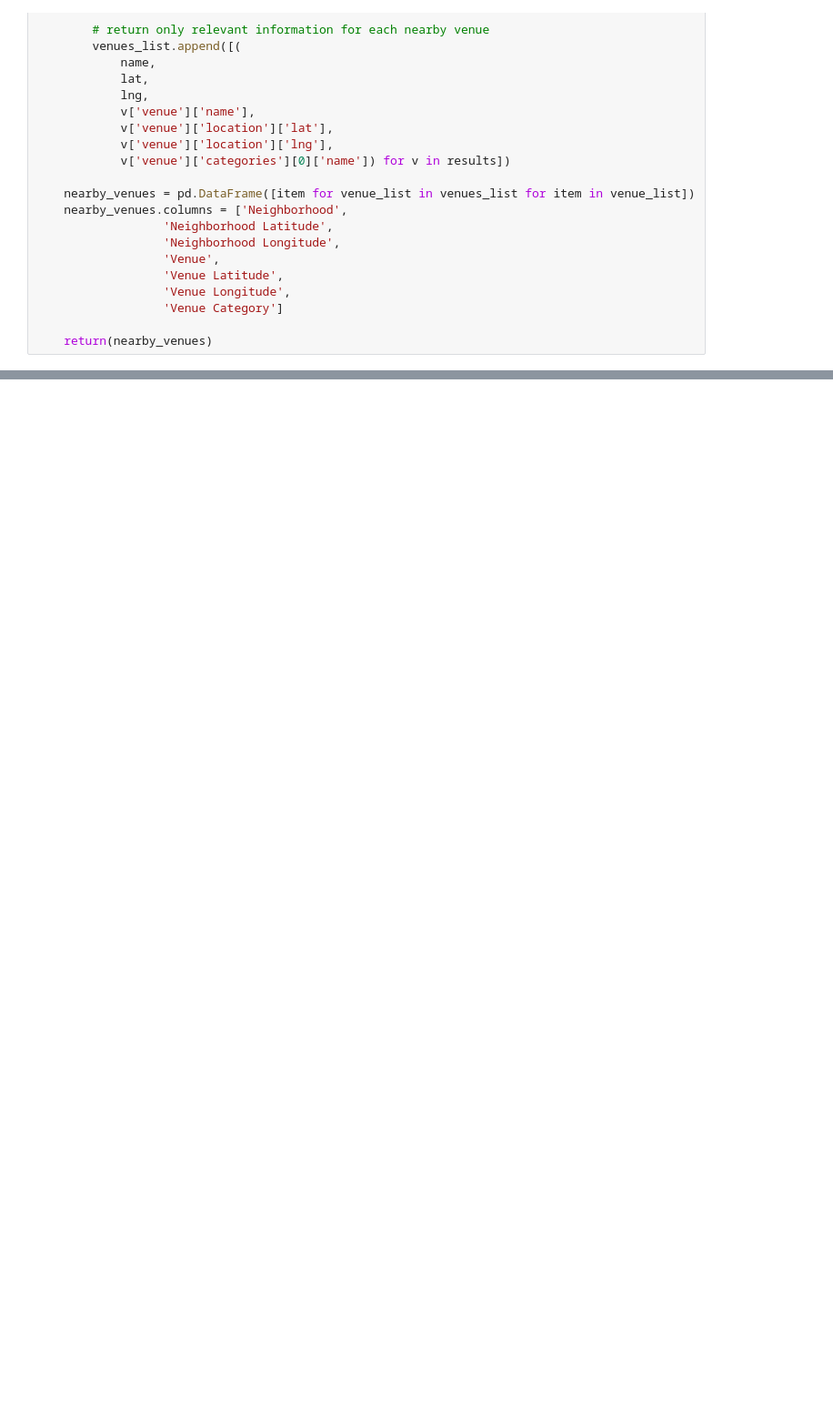
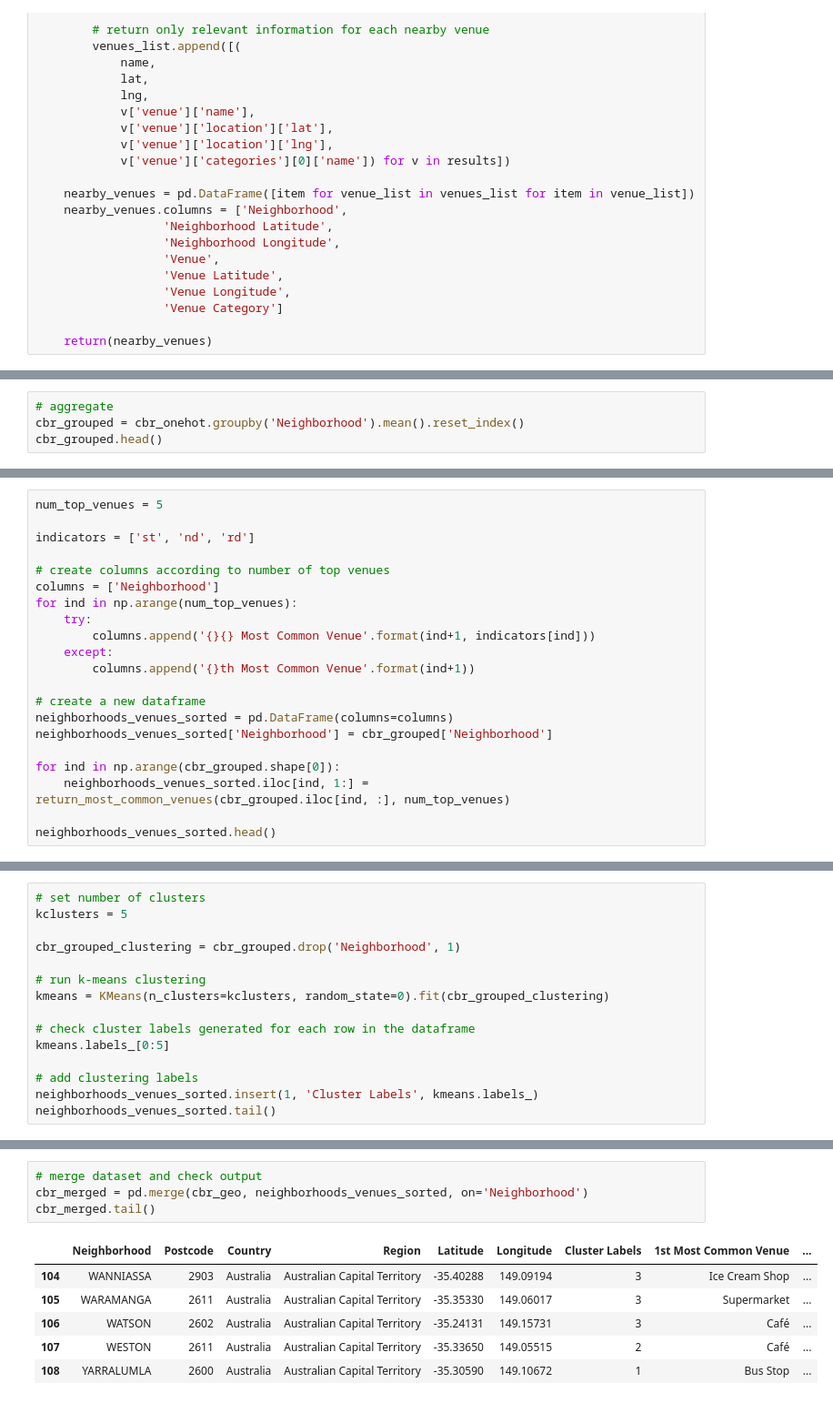
Before and after one commit to nicjlambert/cbr-crime, a Jupyter notebook: cbr-crime.ipynb, the cells around one changed output, grey strips where cells are left out. Shown: that part at 91% size. Saved outputs shown, nothing was run; the diff lists cells and outputs as text; blank space fills up the shorter version.

```diff
--- a/cbr-crime.ipynb
+++ b/cbr-crime.ipynb
@@ -129,0 +225,4 @@ cbr_venues = getNearbyVenues(names=cbr_geo['Neighborhood'],
+# %%
+# aggregate
+cbr_grouped = cbr_onehot.groupby('Neighborhood').mean().reset_index()
+cbr_grouped.head()
@@ -129,0 +275,21 @@ cbr_venues = getNearbyVenues(names=cbr_geo['Neighborhood'],
+# %%
+num_top_venues = 5
+
+indicators = ['st', 'nd', 'rd']
+
+# create columns according to number of top venues
+columns = ['Neighborhood']
+for ind in np.arange(num_top_venues):
+    try:
+        columns.append('{}{} Most Common Venue'.format(ind+1, indicators[ind]))
+    except:
+        columns.append('{}th Most Common Venue'.format(ind+1))
+
+# create a new dataframe
+neighborhoods_venues_sorted = pd.DataFrame(columns=columns)
+neighborhoods_venues_sorted['Neighborhood'] = cbr_grouped['Neighborhood']
+
+for ind in np.arange(cbr_grouped.shape[0]):
+    neighborhoods_venues_sorted.iloc[ind, 1:] = return_most_common_venues(cbr_grouped.iloc[ind, :], num_top_venues)
+
+neighborhoods_venues_sorted.head()
@@ -129,0 +303,15 @@ cbr_venues = getNearbyVenues(names=cbr_geo['Neighborhood'],
+# %%
+# set number of clusters
+kclusters = 5
+
+cbr_grouped_clustering = cbr_grouped.drop('Neighborhood', 1)
+
+# run k-means clustering
+kmeans = KMeans(n_clusters=kclusters, random_state=0).fit(cbr_grouped_clustering)
+
+# check cluster labels generated for each row in the dataframe
+kmeans.labels_[0:5]
+
+# add clustering labels
+neighborhoods_venues_sorted.insert(1, 'Cluster Labels', kmeans.labels_)
+neighborhoods_venues_sorted.tail()
@@ -129,0 +325,11 @@ cbr_venues = getNearbyVenues(names=cbr_geo['Neighborhood'],
+# %%
+# merge dataset and check output
+cbr_merged = pd.merge(cbr_geo, neighborhoods_venues_sorted, on='Neighborhood')
+cbr_merged.tail()
+# %% [output]
+|  | Neighborhood | Postcode | Country | Region | Latitude | Longitude | Cluster Labels | 1st Most Common Venue | ... |
+| 104 | WANNIASSA | 2903 | Australia | Australian Capital Territory | -35.40288 | 149.09194 | 3 | Ice Cream Shop | ... |
+| 105 | WARAMANGA | 2611 | Australia | Australian Capital Territory | -35.35330 | 149.06017 | 3 | Supermarket | ... |
+| 106 | WATSON | 2602 | Australia | Australian Capital Territory | -35.24131 | 149.15731 | 3 | Café | ... |
+| 107 | WESTON | 2611 | Australia | Australian Capital Territory | -35.33650 | 149.05515 | 2 | Café | ... |
+| 108 | YARRALUMLA | 2600 | Australia | Australian Capital Territory | -35.30590 | 149.10672 | 1 | Bus Stop | ... |
```
Also changed, not shown: parts of 13 cells of this notebook.
